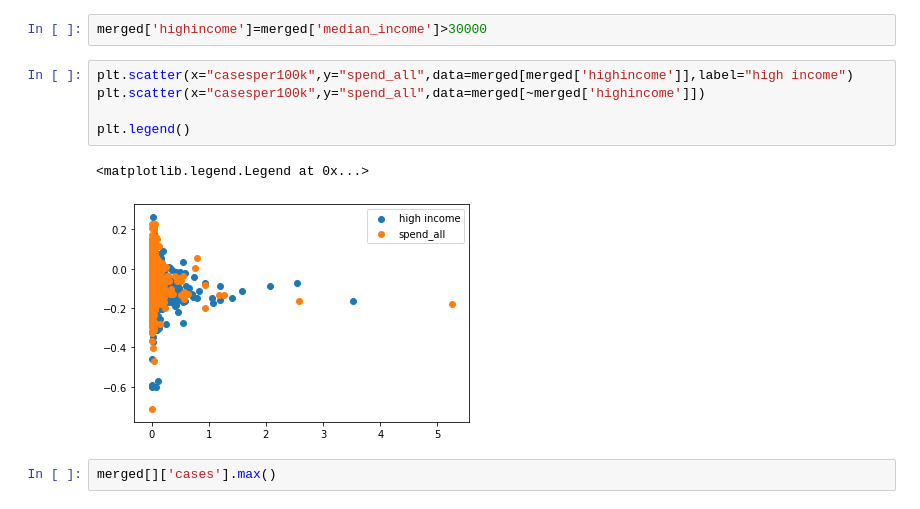
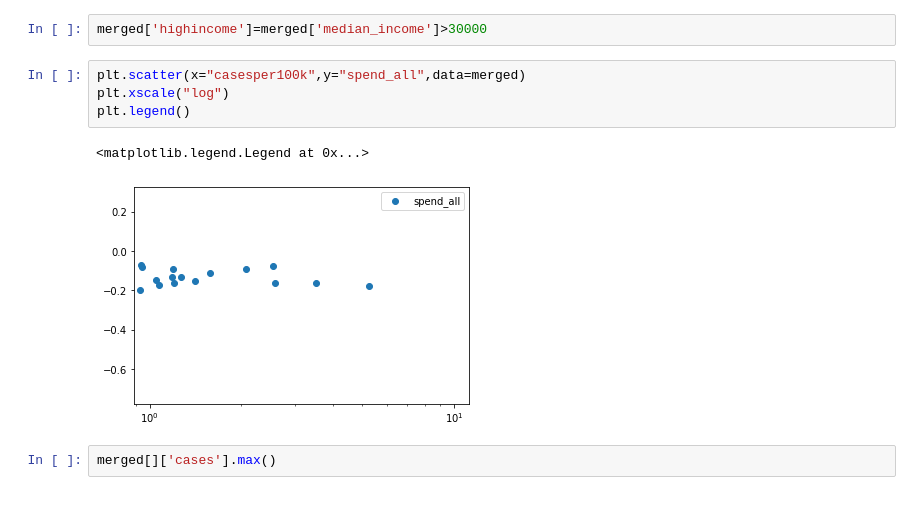
Before and after one commit to aditj/covid-ranking, a Jupyter notebook: notebooks/create_data.ipynb, the cells around one changed output. Cells and saved outputs as stored; diff of their text form.

```diff
--- a/notebooks/create_data.ipynb
+++ b/notebooks/create_data.ipynb
@@ -174,13 +174,12 @@ merged['median_income'].median()
 # %%
 merged['highincome']=merged['median_income']>30000
 # %%
-plt.scatter(x="casesper100k",y="spend_all",data=merged[merged['highincome']],label="high income")
-plt.scatter(x="casesper100k",y="spend_all",data=merged[~merged['highincome']])
-
+plt.scatter(x="casesper100k",y="spend_all",data=merged)
+plt.xscale("log")
 plt.legend()
 # %% [output]
 <matplotlib.legend.Legend at 0x...>
-[figure, old version]
+[figure, new version]
 # %%
 merged[]['cases'].max()
 # %% [output]
```
Also changed, not shown: 2 other files.
